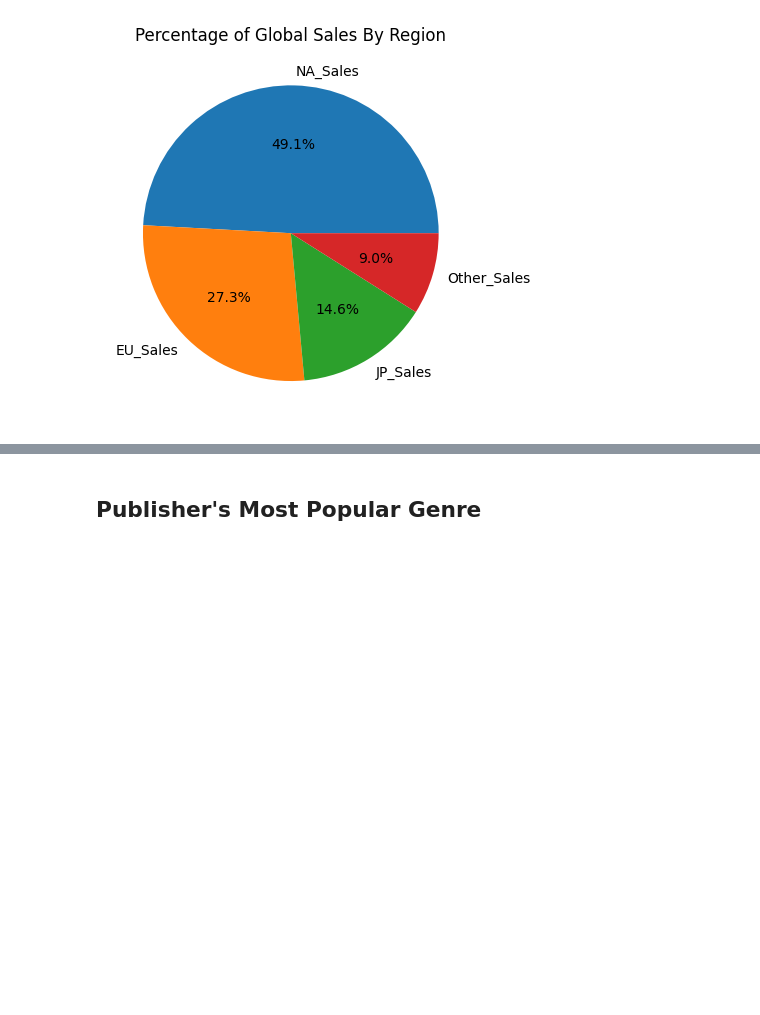
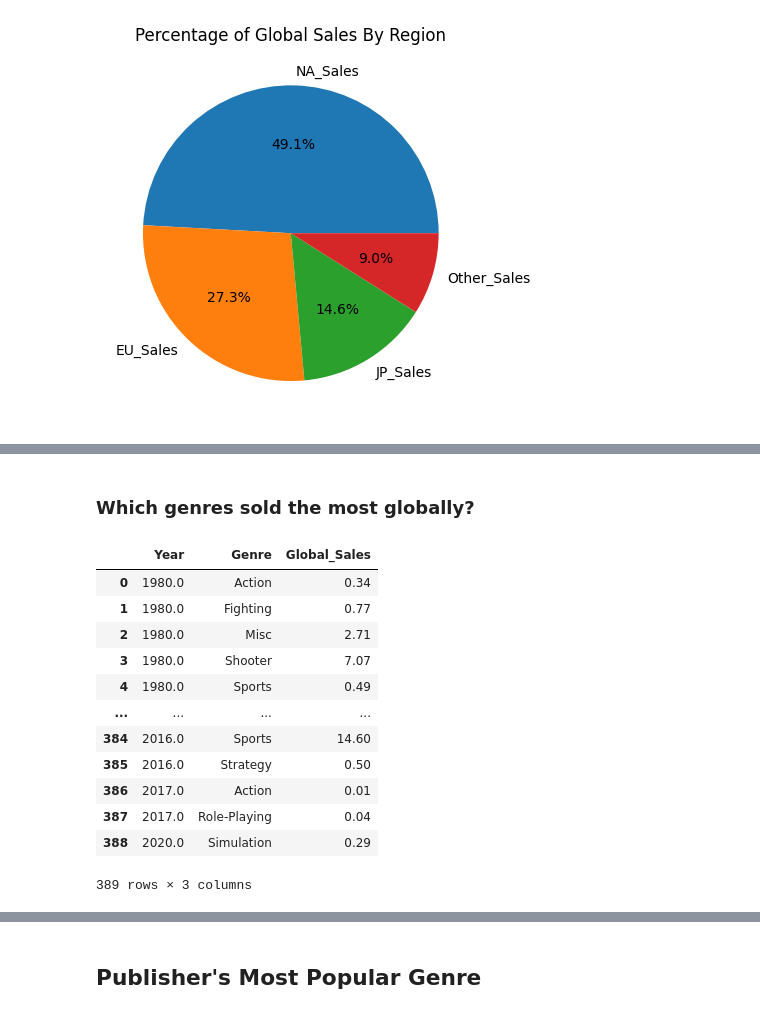
Before and after one commit to cafesmire/notebooks, a Jupyter notebook: video_game_sales/videogame_eda.ipynb, the cells around one changed output, grey strips where cells are left out. Drawn from its saved outputs; the diff is of its cells as text; code cells hidden in the pictures; blank space fills up the shorter version.

```diff
--- a/video_game_sales/videogame_eda.ipynb
+++ b/video_game_sales/videogame_eda.ipynb
@@ -128,0 +132,20 @@ df.head()
+# %% [markdown]
+### Which genres sold the most globally?
+# %%
+df_copy = df.copy(deep=True)
+yearly_genre_sales = df_copy.groupby(['Year', 'Genre'])['Global_Sales'].sum().reset_index().sort_values(['Year', 'Genre'], ascending=[True, True])
+yearly_genre_sales
+# %% [output]
+|  | Year | Genre | Global_Sales |
+| 0 | 1980.0 | Action | 0.34 |
+| 1 | 1980.0 | Fighting | 0.77 |
+| 2 | 1980.0 | Misc | 2.71 |
+| 3 | 1980.0 | Shooter | 7.07 |
+| 4 | 1980.0 | Sports | 0.49 |
+| ... | ... | ... | ... |
+| 384 | 2016.0 | Sports | 14.60 |
+| 385 | 2016.0 | Strategy | 0.50 |
+| 386 | 2017.0 | Action | 0.01 |
+| 387 | 2017.0 | Role-Playing | 0.04 |
+| 388 | 2020.0 | Simulation | 0.29 |
+389 rows × 3 columns
```
Also changed, not shown: parts of 12 cells of this notebook.
